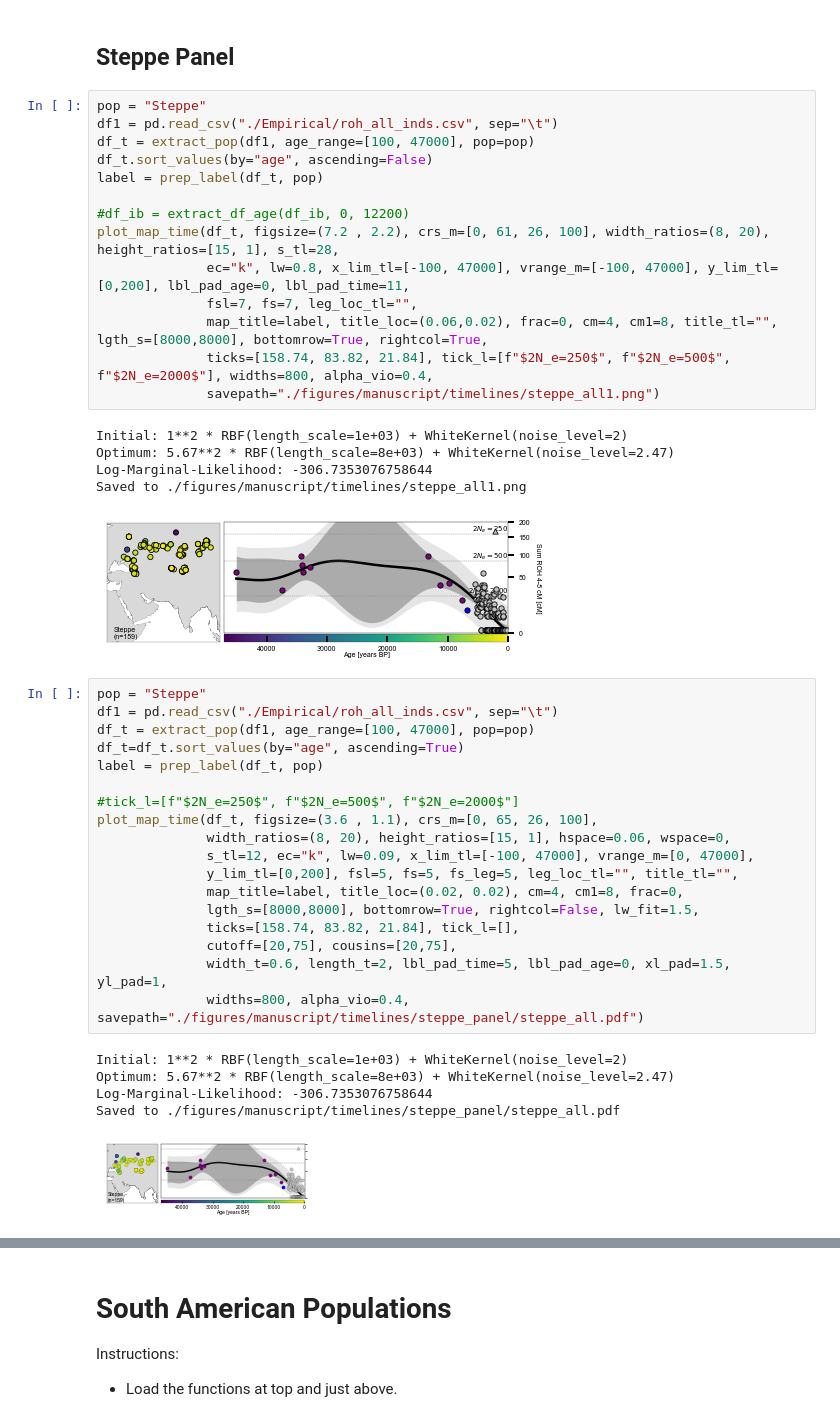
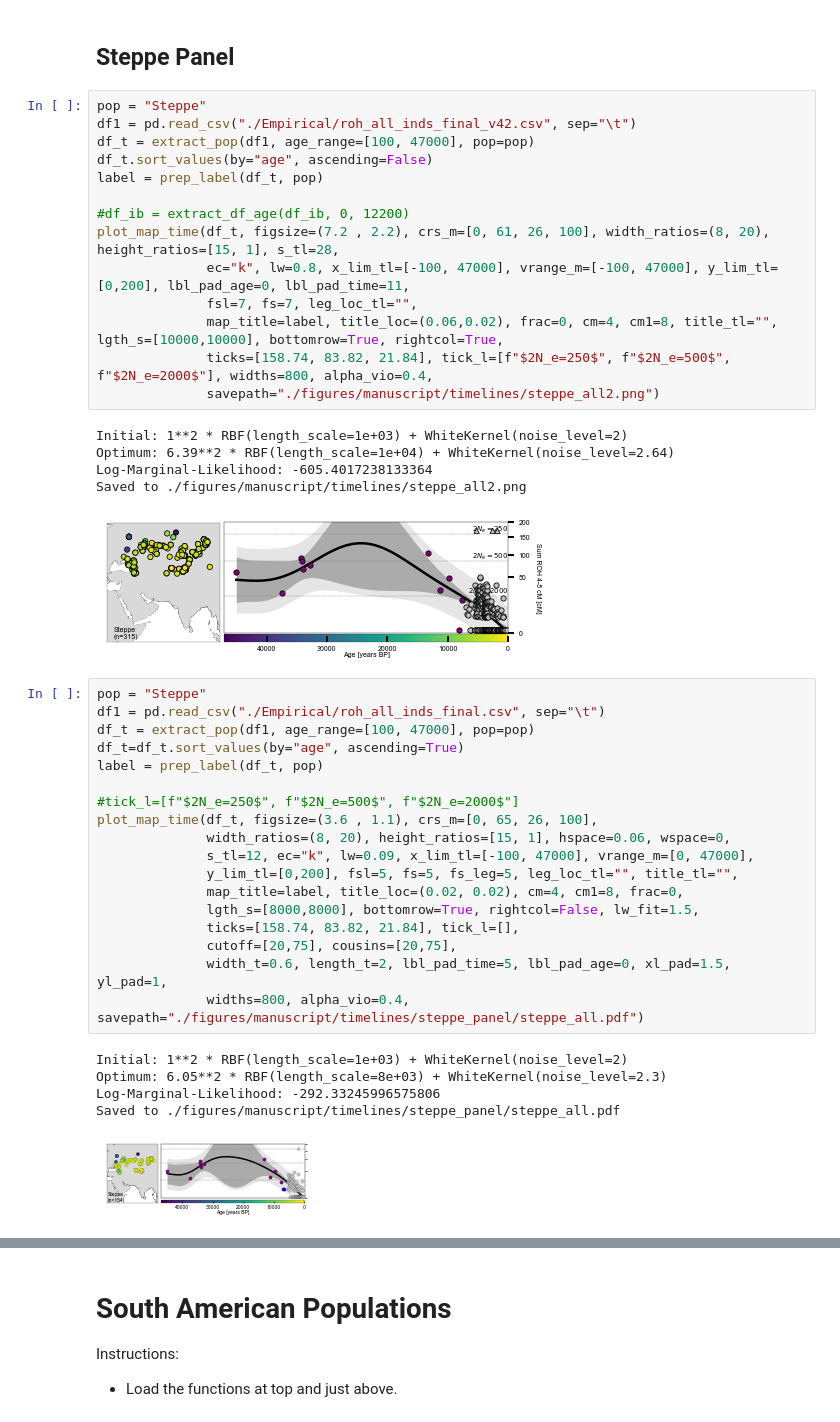
Before and after one commit to hringbauer/hapROH, a Jupyter notebook: Notebooks/Figures/plot_timelinesROH.ipynb, the cells around one changed output, grey strips where cells are left out. Drawn from its saved outputs; the diff is of its cells as text.

```diff
--- a/Notebooks/Figures/plot_timelinesROH.ipynb
+++ b/Notebooks/Figures/plot_timelinesROH.ipynb
@@ -849,27 +826,27 @@ Saved to ./figures/manuscript/timelines/eu_panel/levant.pdf
 ## Steppe Panel
 # %%
 pop = "Steppe"
-df1 = pd.read_csv("./Empirical/roh_all_inds.csv", sep="\t")
+df1 = pd.read_csv("./Empirical/roh_all_inds_final_v42.csv", sep="\t")
 df_t = extract_pop(df1, age_range=[100, 47000], pop=pop)
 df_t.sort_values(by="age", ascending=False)
 label = prep_label(df_t, pop)
 
 #df_ib = extract_df_age(df_ib, 0, 12200)
 plot_map_time(df_t, figsize=(7.2 , 2.2), crs_m=[0, 61, 26, 100], width_ratios=(8, 20), height_ratios=[15, 1], s_tl=28,
               ec="k", lw=0.8, x_lim_tl=[-100, 47000], vrange_m=[-100, 47000], y_lim_tl=[0,200], lbl_pad_age=0, lbl_pad_time=11,
               fsl=7, fs=7, leg_loc_tl="",
-              map_title=label, title_loc=(0.06,0.02), frac=0, cm=4, cm1=8, title_tl="", lgth_s=[8000,8000], bottomrow=True, rightcol=True,
+              map_title=label, title_loc=(0.06,0.02), frac=0, cm=4, cm1=8, title_tl="", lgth_s=[10000,10000], bottomrow=True, rightcol=True,
               ticks=[158.74, 83.82, 21.84], tick_l=[f"$2N_e=250$", f"$2N_e=500$", f"$2N_e=2000$"], widths=800, alpha_vio=0.4,
-              savepath="./figures/manuscript/timelines/steppe_all1.png")
+              savepath="./figures/manuscript/timelines/steppe_all2.png")
 # %% [output]
 Initial: 1**2 * RBF(length_scale=1e+03) + WhiteKernel(noise_level=2)
-Optimum: 5.67**2 * RBF(length_scale=8e+03) + WhiteKernel(noise_level=2.47)
-Log-Marginal-Likelihood: -306.7353076758644
-Saved to ./figures/manuscript/timelines/steppe_all1.png
+Optimum: 6.39**2 * RBF(length_scale=1e+04) + WhiteKernel(noise_level=2.64)
+Log-Marginal-Likelihood: -605.4017238133364
+Saved to ./figures/manuscript/timelines/steppe_all2.png
-[figure, old version]
+[figure, new version]
 # %%
 pop = "Steppe"
-df1 = pd.read_csv("./Empirical/roh_all_inds.csv", sep="\t")
+df1 = pd.read_csv("./Empirical/roh_all_inds_final.csv", sep="\t")
 df_t = extract_pop(df1, age_range=[100, 47000], pop=pop)
 df_t=df_t.sort_values(by="age", ascending=True)
 label = prep_label(df_t, pop)
@@ -887,9 +864,9 @@ plot_map_time(df_t, figsize=(3.6 , 1.1), crs_m=[0, 65, 26, 100],
               widths=800, alpha_vio=0.4, savepath="./figures/manuscript/timelines/steppe_panel/steppe_all.pdf")
 # %% [output]
 Initial: 1**2 * RBF(length_scale=1e+03) + WhiteKernel(noise_level=2)
-Optimum: 5.67**2 * RBF(length_scale=8e+03) + WhiteKernel(noise_level=2.47)
-Log-Marginal-Likelihood: -306.7353076758644
+Optimum: 6.05**2 * RBF(length_scale=8e+03) + WhiteKernel(noise_level=2.3)
+Log-Marginal-Likelihood: -292.33245996575806
 Saved to ./figures/manuscript/timelines/steppe_panel/steppe_all.pdf
-[figure, old version]
+[figure, new version]
 # %%
 pop = "Steppe"
```
Also changed, not shown: parts of 30 cells of this notebook, 8 other files.
